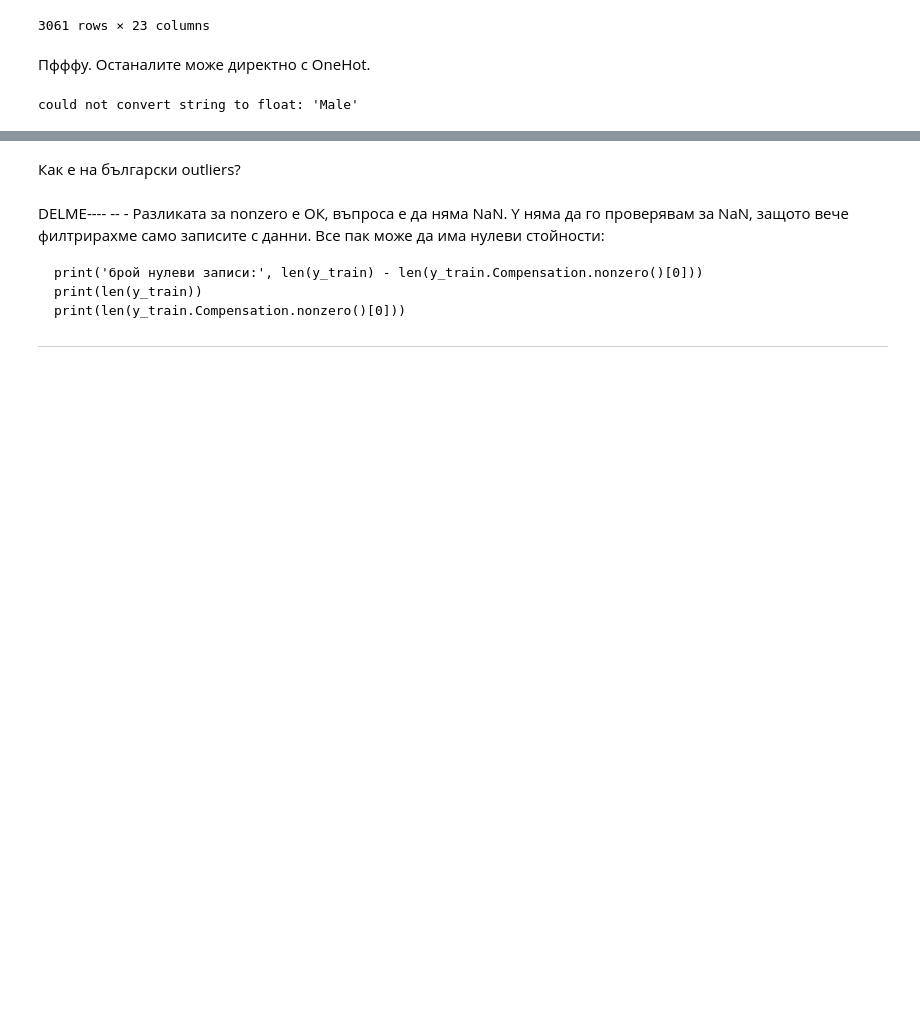
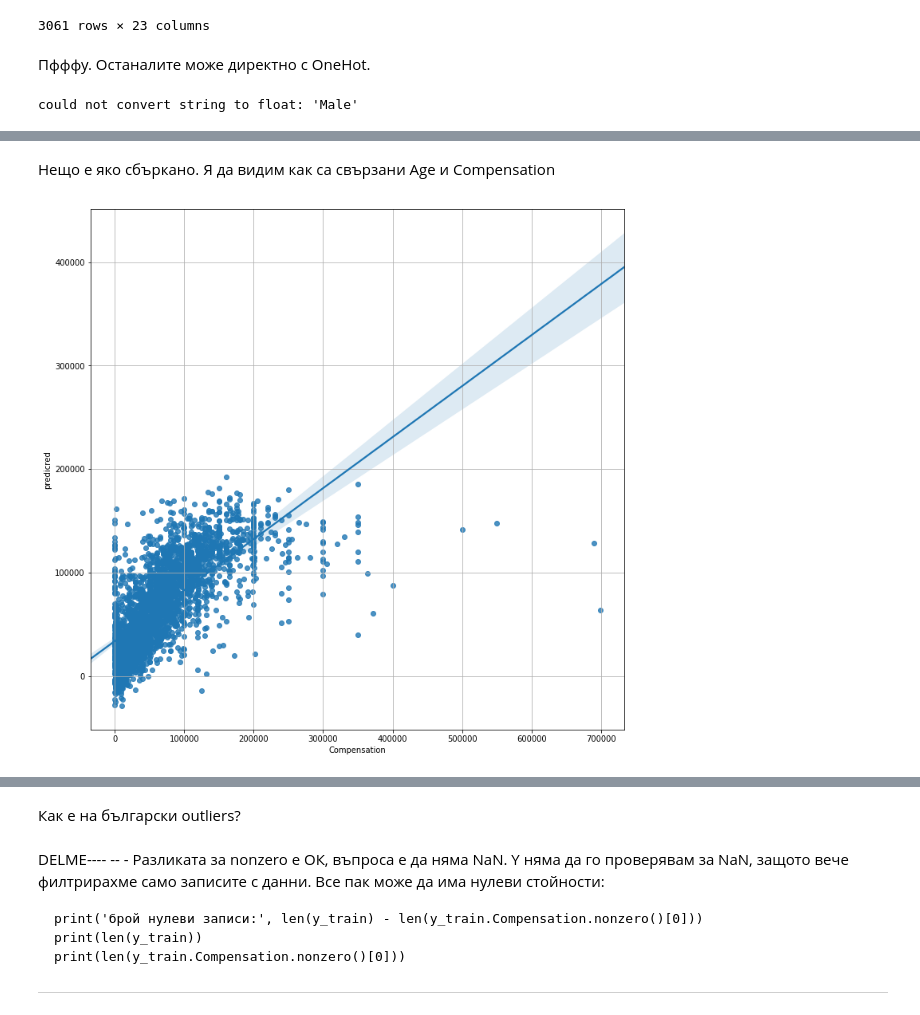
Before and after one commit to bobev18/kaggle_survey-17, a Jupyter notebook: survey2017.ipynb, the cells around one changed output, grey strips where cells are left out. Saved outputs shown, nothing was run; the diff lists cells and outputs as text; code cells hidden in the pictures; blank space fills up the shorter version.

```diff
--- a/survey2017.ipynb
+++ b/survey2017.ipynb
@@ -952,0 +1313,11 @@ except ValueError as e:
+# %% [markdown]
+Нещо е яко сбъркано. Я да видим как са свързани Age и Compensation
+# %%
+predictions_train = pd.Series(lr.predict(x_train).T[0], name='predicred')
+
+plt.figure(figsize=(12,12))
+sns.regplot(y_train.Compensation, predictions_train)
+plt.grid(True)
+plt.show()
+# %% [output]
+[figure, added]
```
Also changed, not shown: parts of 67 cells of this notebook.
